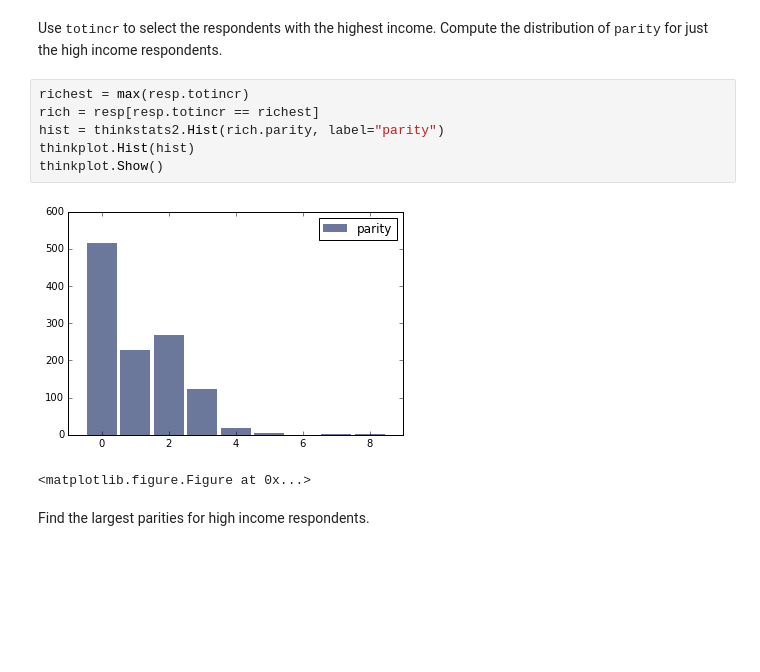
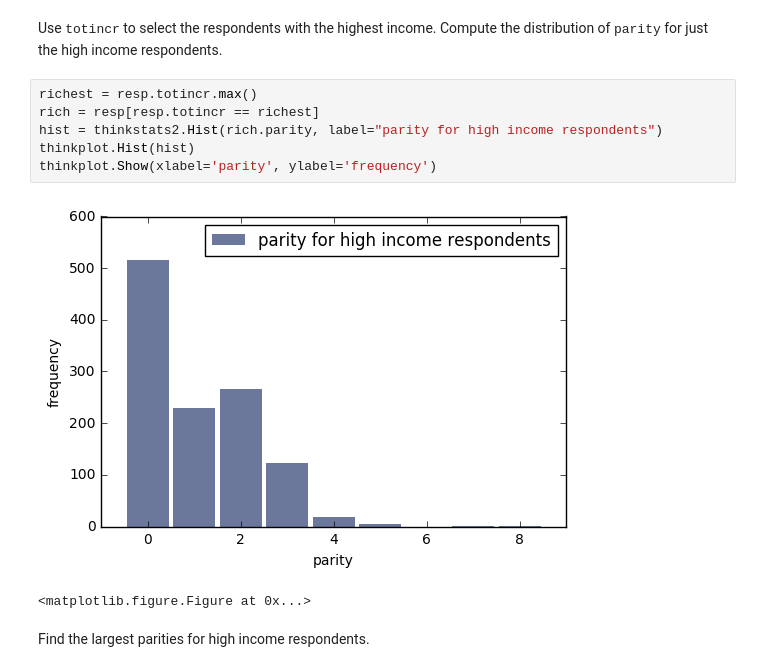
Before and after one commit to wlodekb/ThinkStats2, a Jupyter notebook: code/chap02ex.ipynb, the cells around one changed output. Saved outputs shown, nothing was run; the diff lists cells and outputs as text; blank space fills up the shorter version.

```diff
--- a/code/chap02ex.ipynb
+++ b/code/chap02ex.ipynb
@@ -91,13 +77,13 @@ hist.Largest()
 # %% [markdown]
 Use <tt>totincr</tt> to select the respondents with the highest income.  Compute the distribution of <tt>parity</tt> for just the high income respondents.
 # %%
-richest = max(resp.totincr)
+richest = resp.totincr.max()
 rich = resp[resp.totincr == richest]
-hist = thinkstats2.Hist(rich.parity, label="parity")
+hist = thinkstats2.Hist(rich.parity, label="parity for high income respondents")
 thinkplot.Hist(hist)
-thinkplot.Show()
+thinkplot.Show(xlabel='parity', ylabel='frequency')
 # %% [output]
-[figure, old version]
+[figure, new version]
 <matplotlib.figure.Figure at 0x...>
 # %% [markdown]
 Find the largest parities for high income respondents.
```
Also changed, not shown: parts of 8 cells of this notebook.
